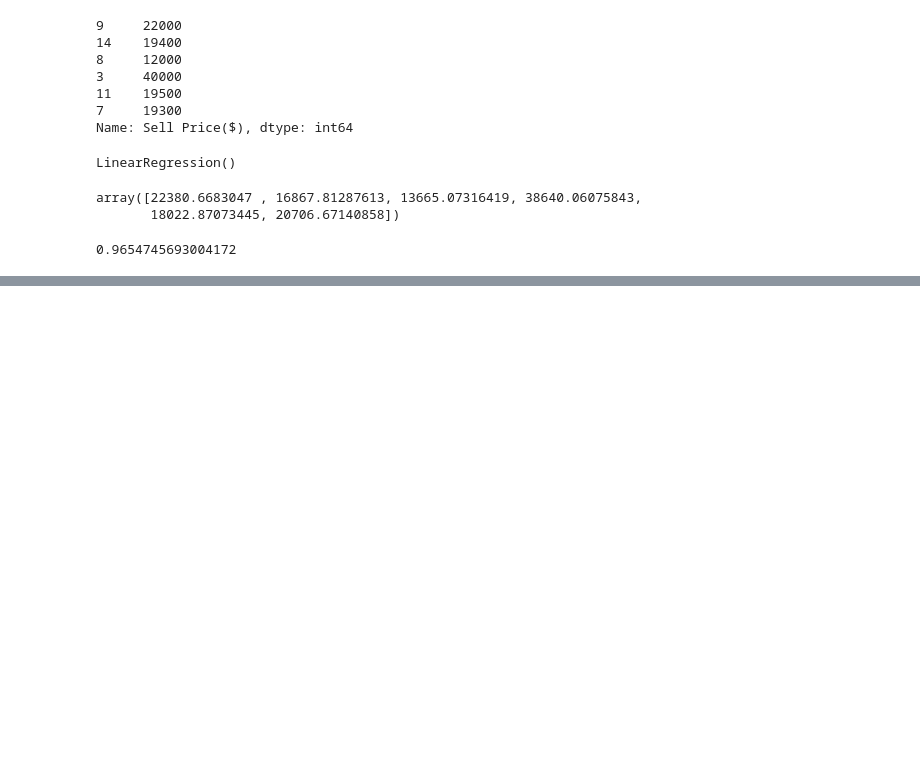
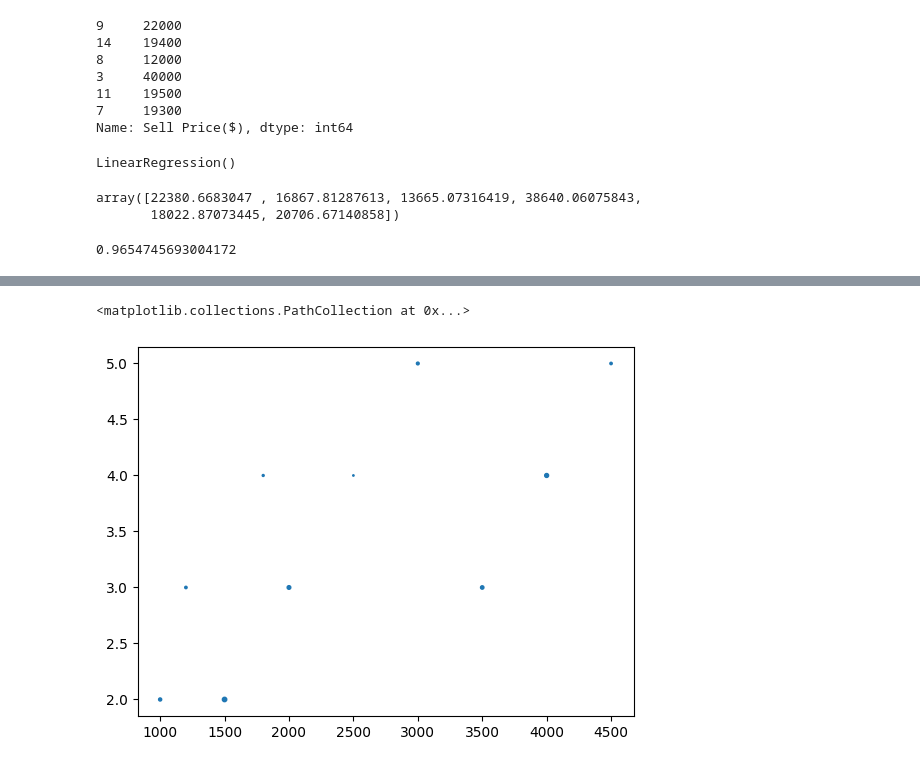
Before and after one commit to Adithyan-7/machine-learning-journey, a Jupyter notebook: train_and_test_split/train_and_test.ipynb, the cells around one changed output, grey strips where cells are left out. Saved outputs shown, nothing was run; the diff lists cells and outputs as text; code cells hidden in the pictures; blank space fills up the shorter version.

```diff
--- a/train_and_test_split/train_and_test.ipynb
+++ b/train_and_test_split/train_and_test.ipynb
@@ -98,3 +98,8 @@ array([22380.6683047 , 16867.81287613, 13665.07316419, 38640.06075843,
 clf.score(X_test, y_test)
 # %% [output]
 0.9654745693004172
+# %%
+import pandas as pd
+import matplotlib.pyplot as plt
+df=pd.read_csv("housing_dataset.csv")
+df
@@ -100,0 +118,5 @@ clf.score(X_test, y_test)
+# %%
+plt.scatter(df['Area (sq ft)'], df['Bedrooms'],df['Age (years)'])
+# %% [output]
+<matplotlib.collections.PathCollection at 0x...>
+[figure, added]
```
Also changed, not shown: parts of 10 cells of this notebook.
